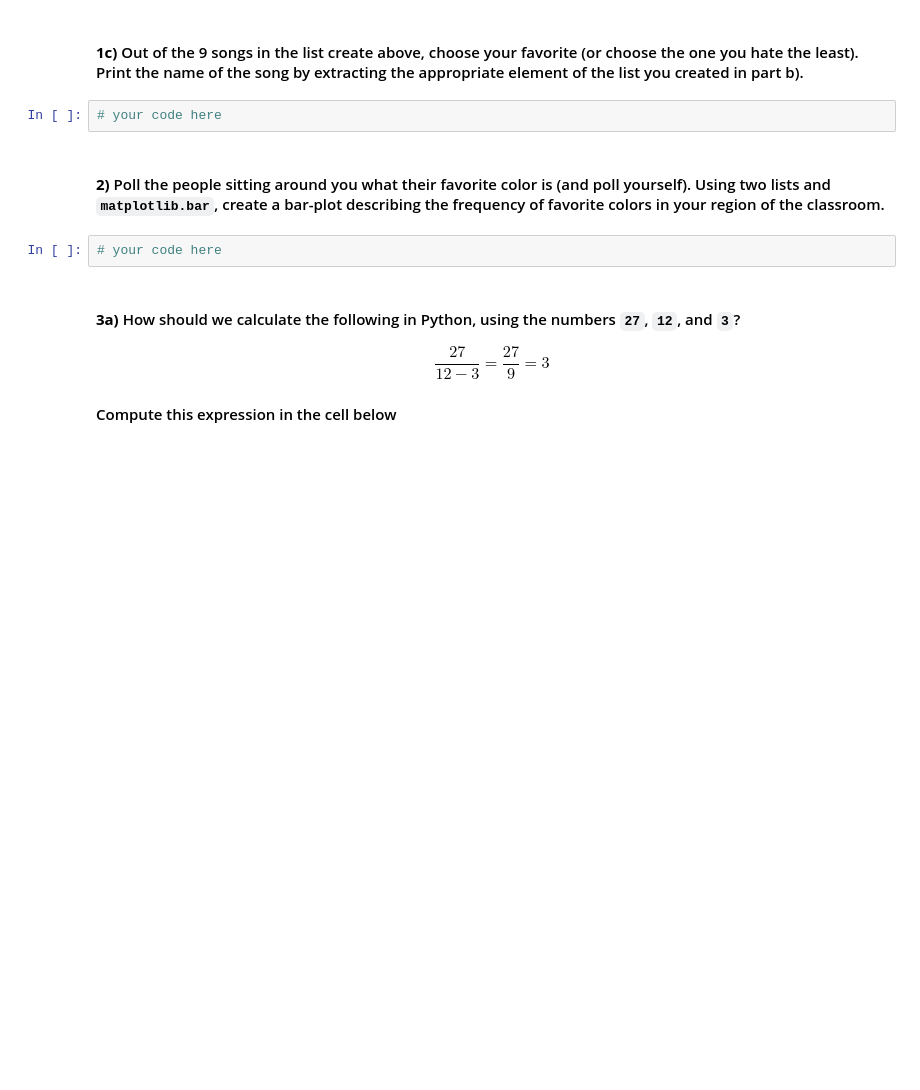
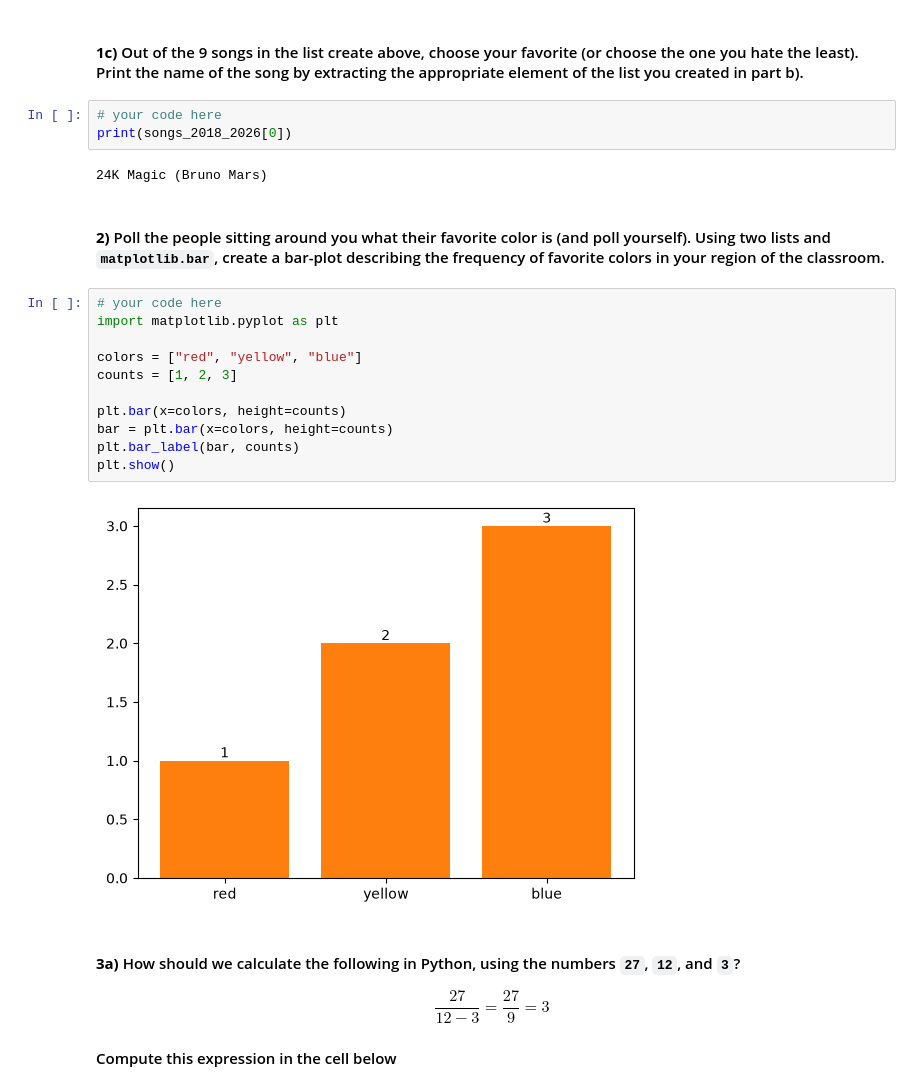
Before and after one commit to MiaoxiMuseWang/datasci151fall2026, a Jupyter notebook: lecture_04_other_sequence_objects/Lecture04 copy.ipynb, the cells around one changed output. Drawn from its saved outputs; the diff is of its cells as text; blank space fills up the shorter version.

```diff
--- a/lecture_04_other_sequence_objects/Lecture04 copy.ipynb
+++ b/lecture_04_other_sequence_objects/Lecture04 copy.ipynb
@@ -587,10 +615,24 @@ songs_2022_2026 = ["Leave the Door Open (Silk Sonic)", "About Damn Time (Lizzo)"
 #### **1c)** Out of the 9 songs in the list create above, choose your favorite (or choose the one you hate the least). Print the name of the song by extracting the appropriate element of the list you created in part b).
 # %%
 # your code here
+print(songs_2018_2026[0])
+# %% [output]
+24K Magic (Bruno Mars)
 # %% [markdown]
 #### **2)** Poll the people sitting around you what their favorite color is (and poll yourself). Using two lists and `matplotlib.bar`, create a bar-plot describing the frequency of favorite colors in your region of the classroom.
 # %%
 # your code here
+import matplotlib.pyplot as plt
+
+colors = ["red", "yellow", "blue"]
+counts = [1, 2, 3]
+
+plt.bar(x=colors, height=counts)
+bar = plt.bar(x=colors, height=counts)
+plt.bar_label(bar, counts)
+plt.show()
+# %% [output]
+[figure, added]
 # %% [markdown]
 #### **3a)** How should we calculate the following in Python, using the numbers `27`, `12`, and `3`?
 
```
Also changed, not shown: parts of 8 cells of this notebook.
